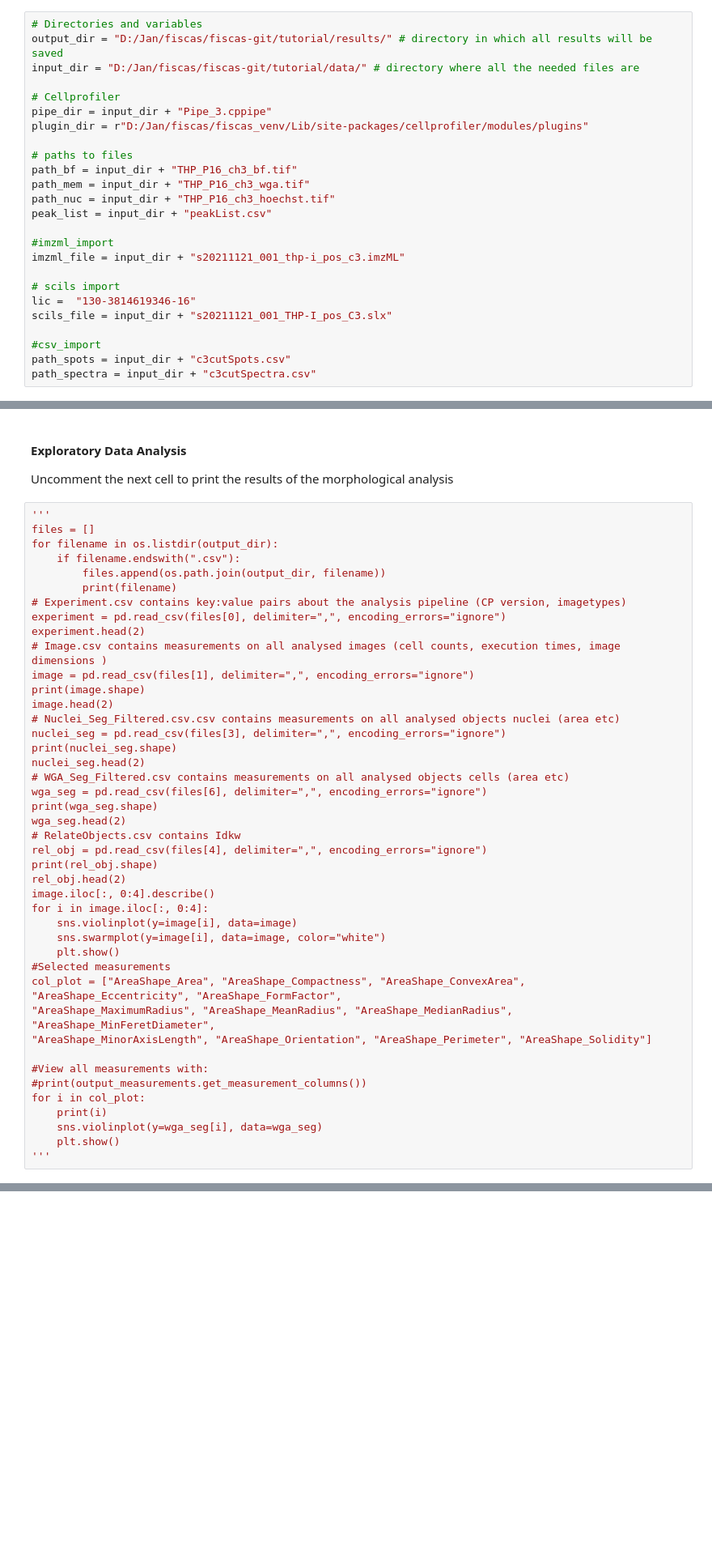
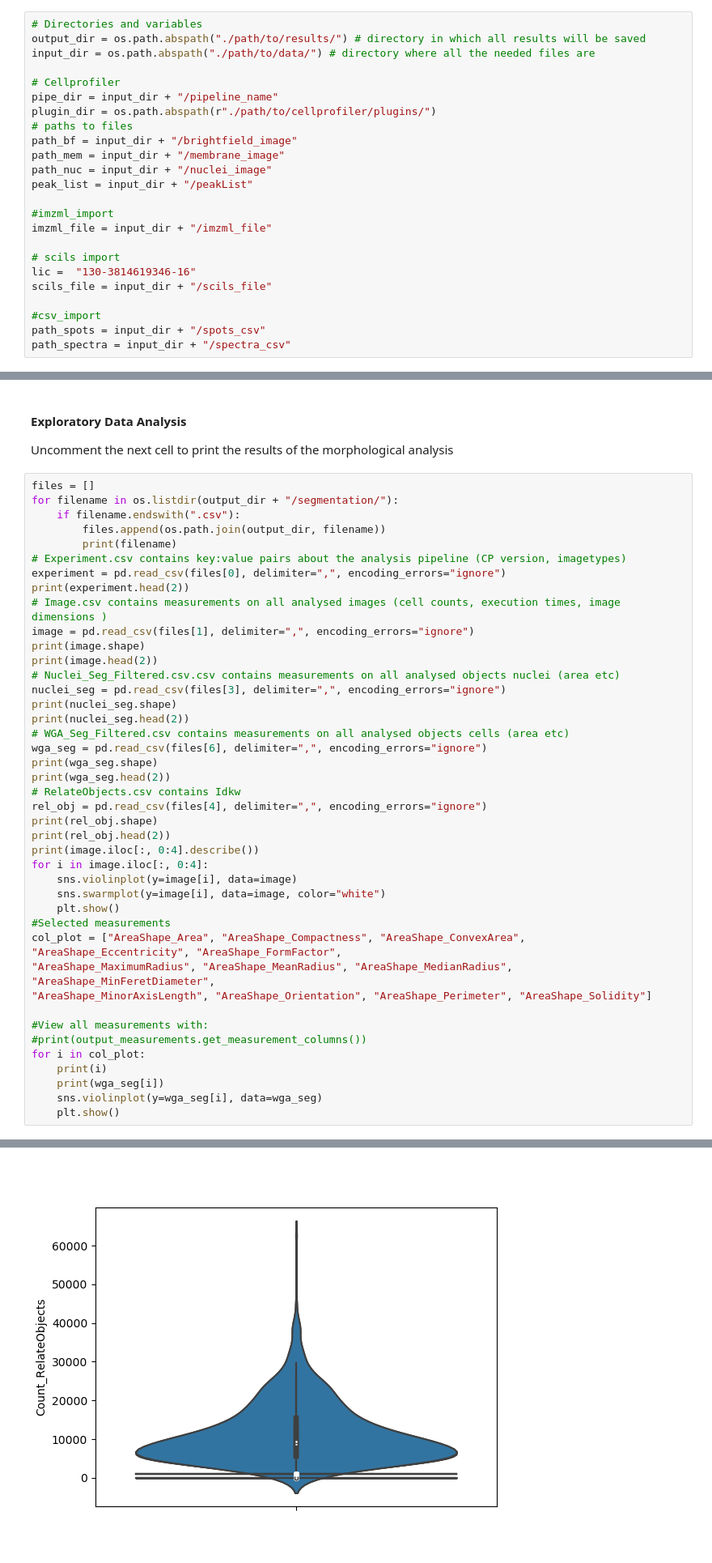
Before and after one commit to BioMedMS/fiscas, a Jupyter notebook: scripts/fiscas.ipynb, the cells around one changed output, grey strips where cells are left out. Shown at 81% size. Cells and saved outputs as stored; diff of their text form; blank space fills up the shorter version.

```diff
--- a/scripts/fiscas.ipynb
+++ b/scripts/fiscas.ipynb
@@ -93,29 +102,28 @@ The following table contains the abbreviations used for the variable names of th
 | dir | directory |
 # %%
 # Directories and variables
-output_dir = "D:/Jan/fiscas/fiscas-git/tutorial/results/" # directory in which all results will be saved
-input_dir = "D:/Jan/fiscas/fiscas-git/tutorial/data/" # directory where all the needed files are
+output_dir = os.path.abspath("./path/to/results/") # directory in which all results will be saved
+input_dir = os.path.abspath("./path/to/data/") # directory where all the needed files are
 
 # Cellprofiler
-pipe_dir = input_dir + "Pipe_3.cppipe"
-plugin_dir = r"D:/Jan/fiscas/fiscas_venv/Lib/site-packages/cellprofiler/modules/plugins"
-
+pipe_dir = input_dir + "/pipeline_name"
+plugin_dir = os.path.abspath(r"./path/to/cellprofiler/plugins/")
 # paths to files
-path_bf = input_dir + "THP_P16_ch3_bf.tif"
-path_mem = input_dir + "THP_P16_ch3_wga.tif"
-path_nuc = input_dir + "THP_P16_ch3_hoechst.tif"
-peak_list = input_dir + "peakList.csv"
+path_bf = input_dir + "/brightfield_image"
+path_mem = input_dir + "/membrane_image"
+path_nuc = input_dir + "/nuclei_image"
+peak_list = input_dir + "/peakList"
 
 #imzml_import
-imzml_file = input_dir + "s20211121_001_thp-i_pos_c3.imzML"
+imzml_file = input_dir + "/imzml_file"
 
 # scils import
 lic =  "130-3814619346-16"
-scils_file = input_dir + "s20211121_001_THP-I_pos_C3.slx"
+scils_file = input_dir + "/scils_file"
 
 #csv_import
-path_spots = input_dir + "c3cutSpots.csv"
-path_spectra = input_dir + "c3cutSpectra.csv"
+path_spots = input_dir + "/spots_csv"
+path_spectra = input_dir + "/spectra_csv"
 # %%
 # Set-Up Cellprofiler
 cellprofiler_core.preferences.set_headless()
@@ -690,32 +701,31 @@ Function "cellprofiler_segment" took 0:11:16.591516 to run
 #### Exploratory Data Analysis
 Uncomment the next cell to print the results of the morphological analysis
 # %%
-'''
 files = []
-for filename in os.listdir(output_dir):
+for filename in os.listdir(output_dir + "/segmentation/"):
     if filename.endswith(".csv"):
         files.append(os.path.join(output_dir, filename))
         print(filename)
 # Experiment.csv contains key:value pairs about the analysis pipeline (CP version, imagetypes)
 experiment = pd.read_csv(files[0], delimiter=",", encoding_errors="ignore")
-experiment.head(2)
+print(experiment.head(2))
 # Image.csv contains measurements on all analysed images (cell counts, execution times, image dimensions )
 image = pd.read_csv(files[1], delimiter=",", encoding_errors="ignore")
 print(image.shape)
-image.head(2)
+print(image.head(2))
 # Nuclei_Seg_Filtered.csv.csv contains measurements on all analysed objects nuclei (area etc)
 nuclei_seg = pd.read_csv(files[3], delimiter=",", encoding_errors="ignore")
 print(nuclei_seg.shape)
-nuclei_seg.head(2)
+print(nuclei_seg.head(2))
 # WGA_Seg_Filtered.csv contains measurements on all analysed objects cells (area etc)
 wga_seg = pd.read_csv(files[6], delimiter=",", encoding_errors="ignore")
 print(wga_seg.shape)
-wga_seg.head(2)
+print(wga_seg.head(2))
 # RelateObjects.csv contains Idkw
 rel_obj = pd.read_csv(files[4], delimiter=",", encoding_errors="ignore")
 print(rel_obj.shape)
-rel_obj.head(2)
-image.iloc[:, 0:4].describe()
+print(rel_obj.head(2))
+print(image.iloc[:, 0:4].describe())
 for i in image.iloc[:, 0:4]:
     sns.violinplot(y=image[i], data=image)
     sns.swarmplot(y=image[i], data=image, color="white")
@@ -729,7 +739,7 @@ col_plot = ["AreaShape_Area", "AreaShape_Compactness", "AreaShape_ConvexArea", "
 #print(output_measurements.get_measurement_columns())
 for i in col_plot:
     print(i)
+    print(wga_seg[i])
     sns.violinplot(y=wga_seg[i], data=wga_seg)
     plt.show()
-'''
 # %% [output]
@@ -736,0 +763 @@ for i in col_plot:
+[figure, added]
```
Also changed, not shown: parts of 14 cells of this notebook, 3 other files.
